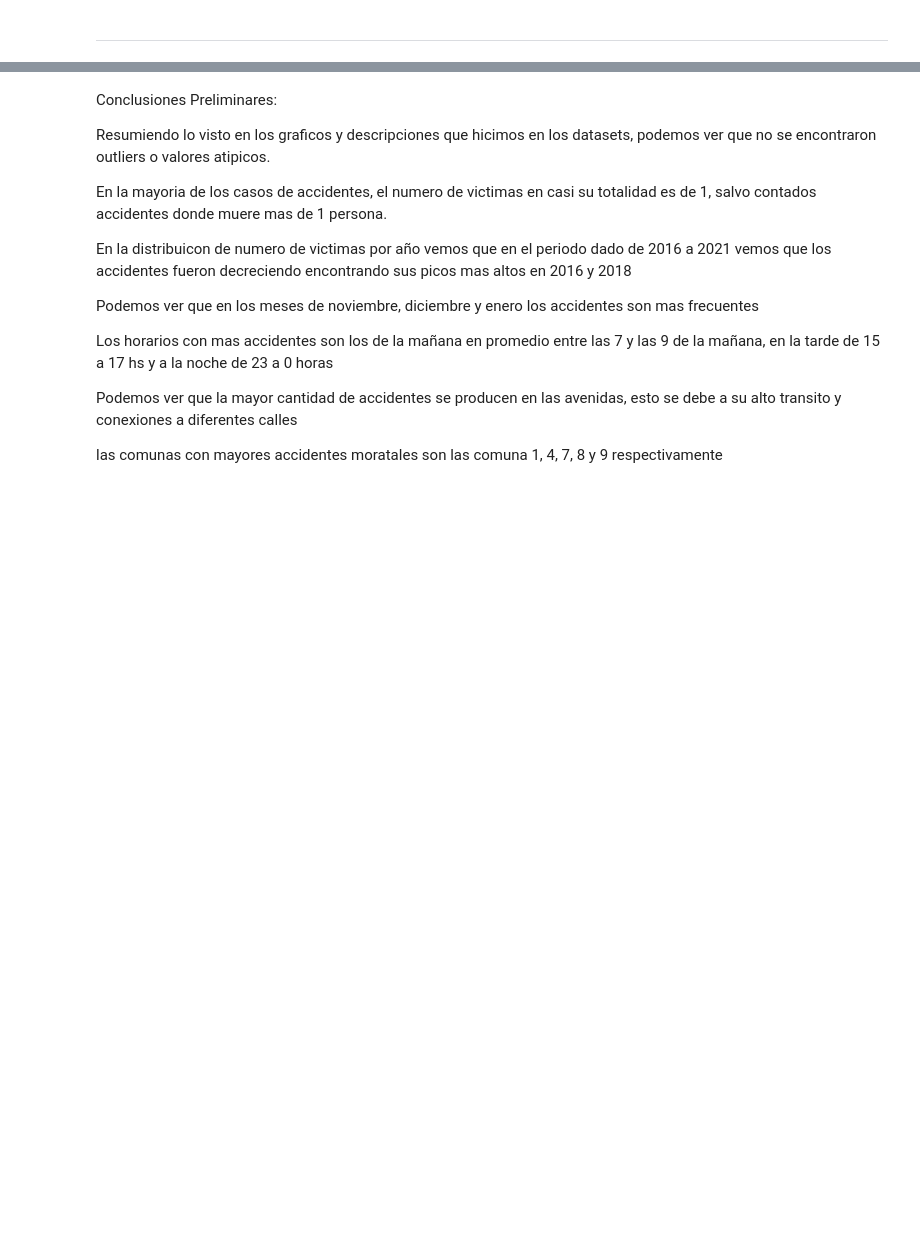
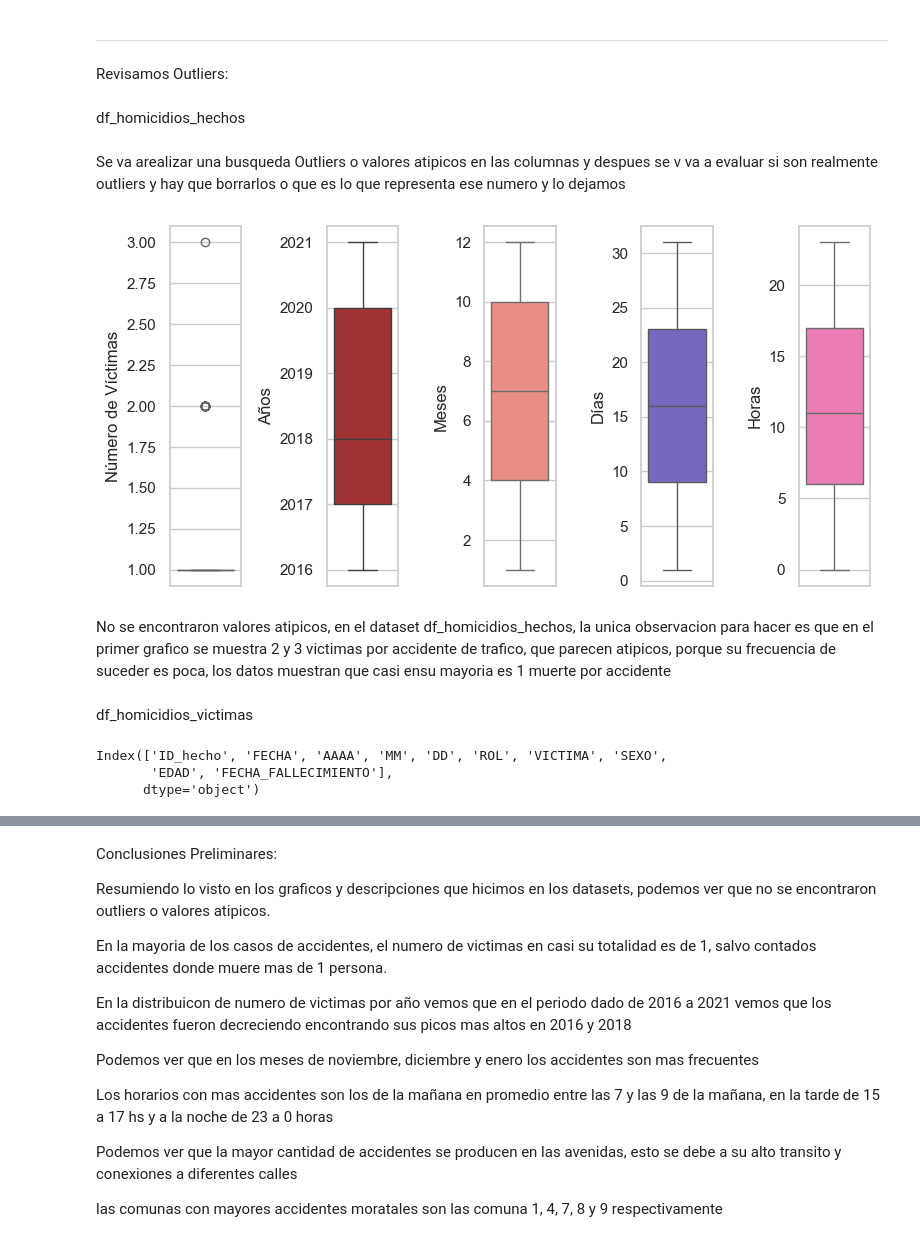
Before and after one commit to Frombini/Proyecto-Siniestros-Viales, a Jupyter notebook: EDA.ipynb, the cells around one changed output, grey strips where cells are left out. Cells and saved outputs as stored; diff of their text form; code cells hidden in the pictures; blank space fills up the shorter version.

```diff
--- a/EDA.ipynb
+++ b/EDA.ipynb
@@ -797,3 +870,49 @@ plt.show()
 [figure]
 # %% [markdown]
 -----------------------------------------------------------------
+# %% [markdown]
+Revisamos Outliers:
+# %% [markdown]
+df_homicidios_hechos
+# %% [markdown]
+Se va arealizar una busqueda Outliers o valores atipicos en las columnas y despues se v va a evaluar si son realmente outliers y hay que borrarlos o que es lo que representa ese numero y lo dejamos
+# %%
+# Ajustamos el tamaño de la figura
+plt.figure(figsize=(8, 4))
+
+# Subplots para los gráficos
+plt.subplot(1, 5, 1)
+sns.boxplot(data=df_homicidios_hechos, y='N_VICTIMAS', color = "#FF7F50")
+plt.ylabel('Número de Víctimas')
+
+plt.subplot(1, 5, 2)
+sns.boxplot(data=df_homicidios_hechos, y='AAAA', color = "#B22222")
+plt.ylabel('Años')
+
+plt.subplot(1, 5, 3)
+sns.boxplot(data=df_homicidios_hechos, y='MM', color = "#FA8072")
+plt.ylabel('Meses')
+
+plt.subplot(1, 5, 4)
+sns.boxplot(data=df_homicidios_hechos, y='DD', color = "#6A5ACD")
+plt.ylabel('Días')
+
+plt.subplot(1, 5, 5)
+sns.boxplot(data=df_homicidios_hechos, y='HH', color = "#FF69B4")
+plt.ylabel('Horas')
+
+# Ajustar espaciado entre subplots
+plt.tight_layout()
+plt.show()
+# %% [output]
+[figure, added]
+# %% [markdown]
+No se encontraron valores atipicos, en el dataset df_homicidios_hechos, la unica observacion para hacer es que en el primer grafico se muestra 2 y 3 victimas por accidente de trafico, que parecen atipicos, porque su frecuencia de suceder es poca, los datos muestran que casi ensu mayoria es 1 muerte por accidente
+# %% [markdown]
+df_homicidios_victimas
+# %%
+df_homicidios_victimas.columns
+# %% [output]
+Index(['ID_hecho', 'FECHA', 'AAAA', 'MM', 'DD', 'ROL', 'VICTIMA', 'SEXO',
+       'EDAD', 'FECHA_FALLECIMIENTO'],
+      dtype='object')
```
Also changed, not shown: parts of 22 cells of this notebook, 4 other files.
